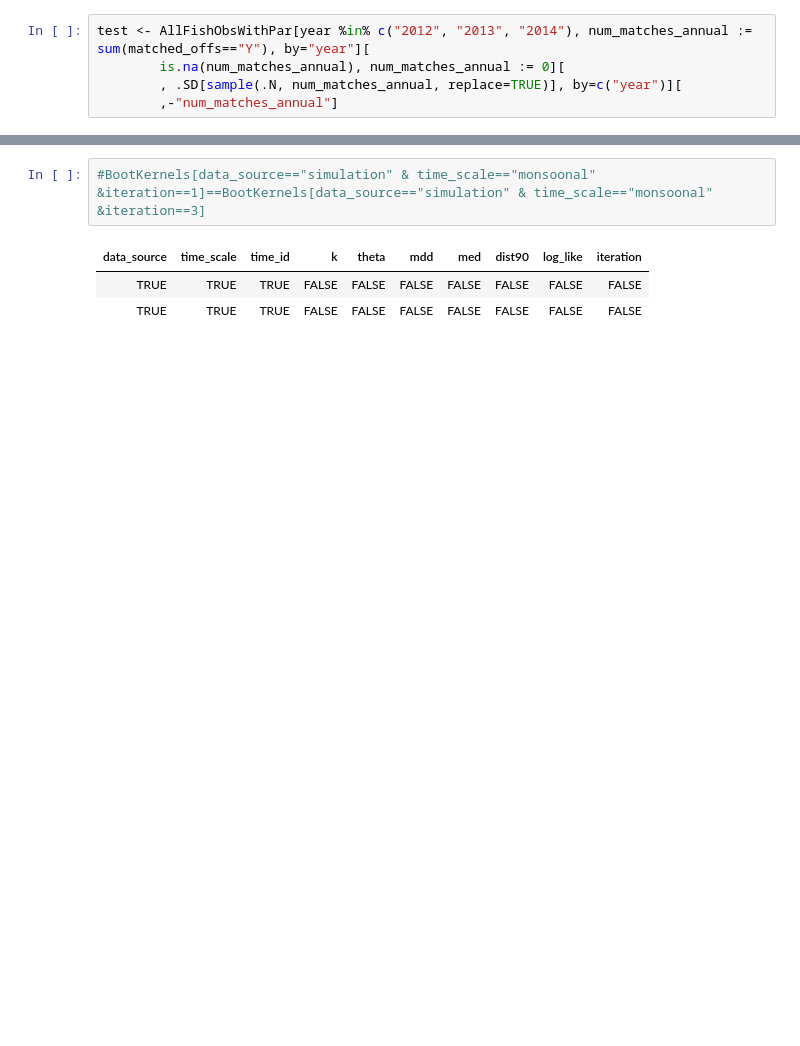
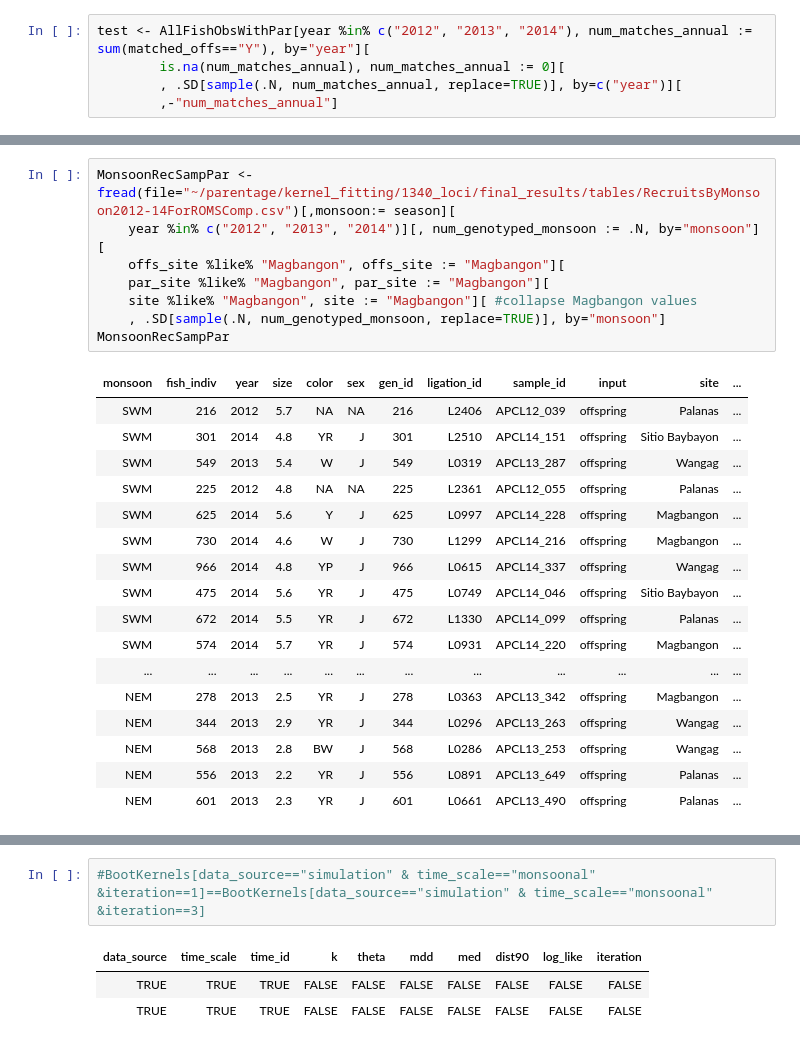
Before and after one commit to pinskylab/CamotesROMS, a Jupyter notebook: notebooks/format_data.ipynb, the cells around one changed output, grey strips where cells are left out. Saved outputs shown, nothing was run; the diff lists cells and outputs as text; blank space fills up the shorter version.

```diff
--- a/notebooks/format_data.ipynb
+++ b/notebooks/format_data.ipynb
@@ -150,0 +153,26 @@ test <- AllFishObsWithPar[year %in% c("2012", "2013", "2014"), num_matches_annua
+# %%
+MonsoonRecSampPar <- fread(file="~/parentage/kernel_fitting/1340_loci/final_results/tables/RecruitsByMonsoon2012-14ForROMSComp.csv")[,monsoon:= season][
+    year %in% c("2012", "2013", "2014")][, num_genotyped_monsoon := .N, by="monsoon"][
+    offs_site %like% "Magbangon", offs_site := "Magbangon"][
+    par_site %like% "Magbangon", par_site := "Magbangon"][
+    site %like% "Magbangon", site := "Magbangon"][ #collapse Magbangon values
+    , .SD[sample(.N, num_genotyped_monsoon, replace=TRUE)], by="monsoon"]
+MonsoonRecSampPar
+# %% [output]
+| monsoon | fish_indiv | year | size | color | sex | gen_id | ligation_id | sample_id | input | site | ... |
+| SWM | 216 | 2012 | 5.7 | NA | NA | 216 | L2406 | APCL12_039 | offspring | Palanas | ... |
+| SWM | 301 | 2014 | 4.8 | YR | J | 301 | L2510 | APCL14_151 | offspring | Sitio Baybayon | ... |
+| SWM | 549 | 2013 | 5.4 | W | J | 549 | L0319 | APCL13_287 | offspring | Wangag | ... |
+| SWM | 225 | 2012 | 4.8 | NA | NA | 225 | L2361 | APCL12_055 | offspring | Palanas | ... |
+| SWM | 625 | 2014 | 5.6 | Y | J | 625 | L0997 | APCL14_228 | offspring | Magbangon | ... |
+| SWM | 730 | 2014 | 4.6 | W | J | 730 | L1299 | APCL14_216 | offspring | Magbangon | ... |
+| SWM | 966 | 2014 | 4.8 | YP | J | 966 | L0615 | APCL14_337 | offspring | Wangag | ... |
+| SWM | 475 | 2014 | 5.6 | YR | J | 475 | L0749 | APCL14_046 | offspring | Sitio Baybayon | ... |
+| SWM | 672 | 2014 | 5.5 | YR | J | 672 | L1330 | APCL14_099 | offspring | Palanas | ... |
+| SWM | 574 | 2014 | 5.7 | YR | J | 574 | L0931 | APCL14_220 | offspring | Magbangon | ... |
+| ... | ... | ... | ... | ... | ... | ... | ... | ... | ... | ... | ... |
+| NEM | 278 | 2013 | 2.5 | YR | J | 278 | L0363 | APCL13_342 | offspring | Magbangon | ... |
+| NEM | 344 | 2013 | 2.9 | YR | J | 344 | L0296 | APCL13_263 | offspring | Wangag | ... |
+| NEM | 568 | 2013 | 2.8 | BW | J | 568 | L0286 | APCL13_253 | offspring | Wangag | ... |
+| NEM | 556 | 2013 | 2.2 | YR | J | 556 | L0891 | APCL13_649 | offspring | Palanas | ... |
+| NEM | 601 | 2013 | 2.3 | YR | J | 601 | L0661 | APCL13_490 | offspring | Palanas | ... |
```
Also changed, not shown: parts of 9 cells of this notebook.
